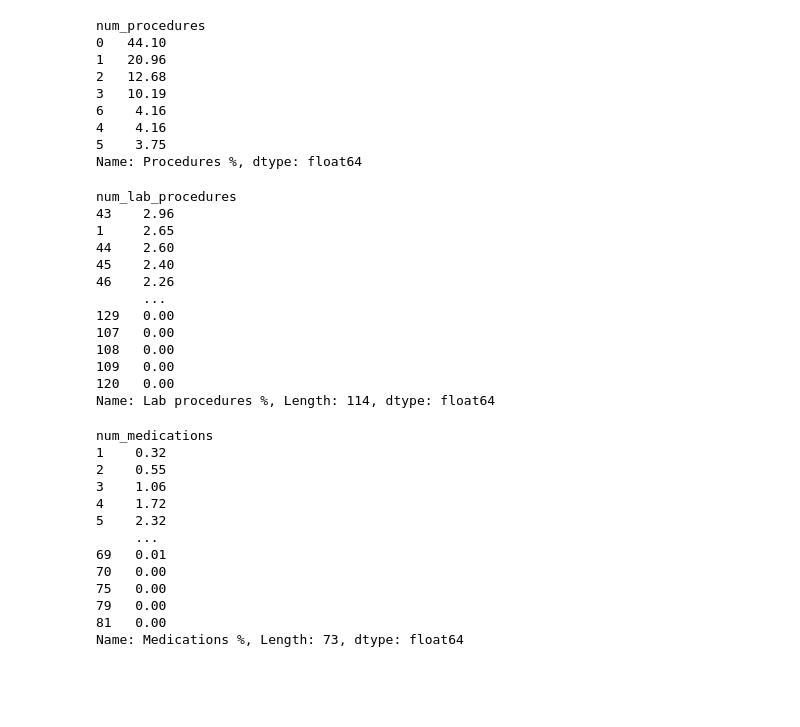
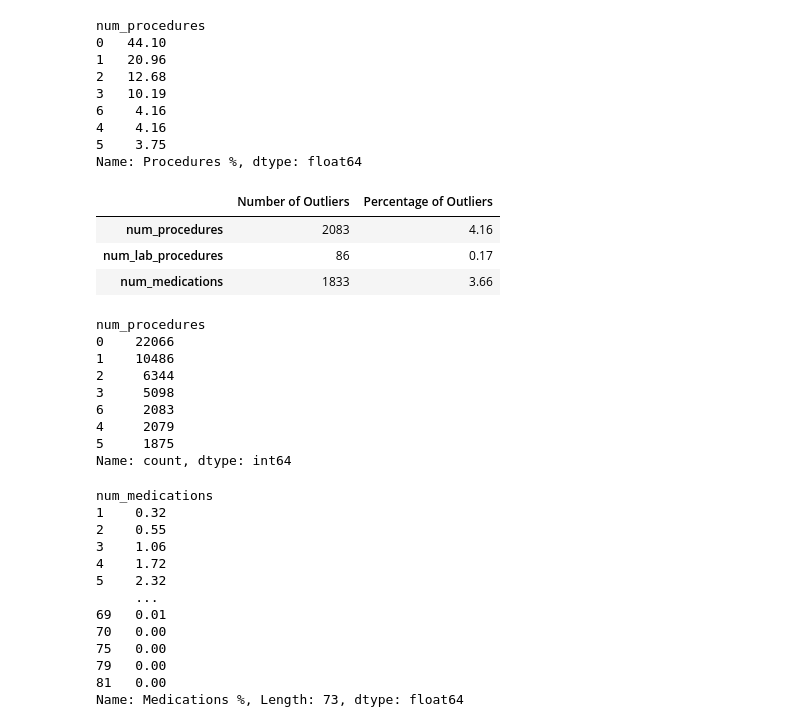
Before and after one commit to johnmarquess/IFN509, a Jupyter notebook: Assignment1_submission/assigment1_analysis.ipynb, the cells around one changed output. Cells and saved outputs as stored; diff of their text form; code cells hidden in the pictures; blank space fills up the shorter version.

```diff
--- a/Assignment1_submission/assigment1_analysis.ipynb
+++ b/Assignment1_submission/assigment1_analysis.ipynb
@@ -206,0 +187,27 @@ group1_outliers
+# %%
+def detect_outliers_in_column(column):
+    """
+    Detects outliers in a single column of a DataFrame using the IQR method based on .describe() output.
+
+    """
+    # Use .describe() to get summary statistics
+    desc = column.describe()
+
+    # Calculate IQR
+    Q1 = desc['25%']
+    Q3 = desc['75%']
+    IQR = Q3 - Q1
+
+    # Determine outliers
+    lower_bound = Q1 - 1.5 * IQR
+    upper_bound = Q3 + 1.5 * IQR
+    num_outliers = ((column < lower_bound) | (column > upper_bound)).sum()
+    percentage_outliers = (num_outliers / column.shape[0]) * 100
+
+    # Create a DataFrame with the results
+    outlier_stats_df = pd.DataFrame({
+        'Number of Outliers': [num_outliers],
+        'Percentage of Outliers': [percentage_outliers]
+    }, index=[column.name])
+
+    return outlier_stats_df
@@ -298,22 +339,32 @@ num_procedures
 4    4.16
 5    3.75
 Name: Procedures %, dtype: float64
-# %%
-lab_procedures_percentage
-# %% [output]
-num_lab_procedures
-43    2.96
-1     2.65
-44    2.60
-45    2.40
-46    2.26
-      ...
-129   0.00
-107   0.00
-108   0.00
-109   0.00
-120   0.00
-Name: Lab procedures %, Length: 114, dtype: float64
+# %%
+procedures = detect_outliers_in_column(d1['num_procedures'])
+lab_procedures = detect_outliers_in_column(d1['num_lab_procedures'])
+medications = detect_outliers_in_column(d1['num_medications'])
+
+# Concatenate the results into a single DataFrame
+group2_outliers = pd.concat([procedures, lab_procedures, medications])
+group2_outliers
+# %% [output]
+|  | Number of Outliers | Percentage of Outliers |
+| num_procedures | 2083 | 4.16 |
+| num_lab_procedures | 86 | 0.17 |
+| num_medications | 1833 | 3.66 |
+# %%
+d1['num_procedures'].value_counts(dropna=False)
+# min(d1['num_lab_procedures'])
+# %% [output]
+num_procedures
+0    22066
+1    10486
+2     6344
+3     5098
+6     2083
+4     2079
+5     1875
+Name: count, dtype: int64
 # %%
 medications_percentage.sort_index()
 # %% [output]
```
Also changed, not shown: parts of 10 cells of this notebook, 1 other file.
